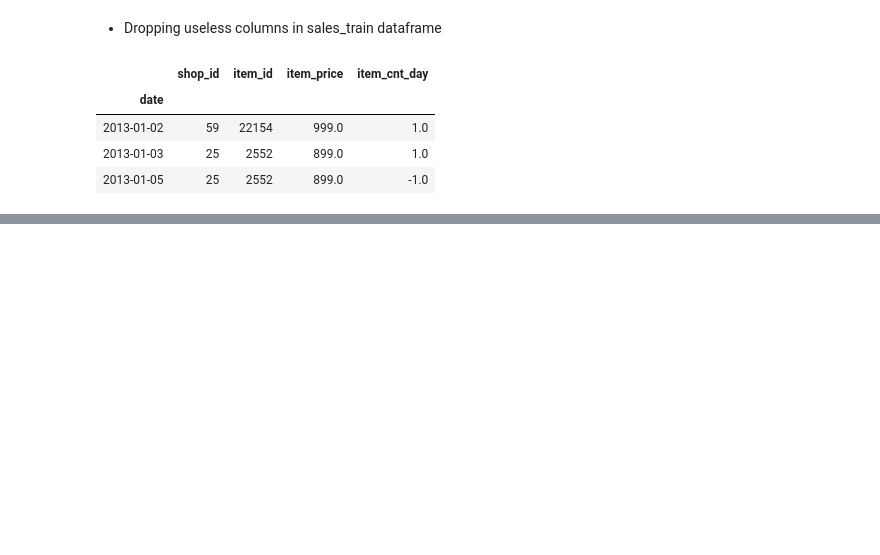
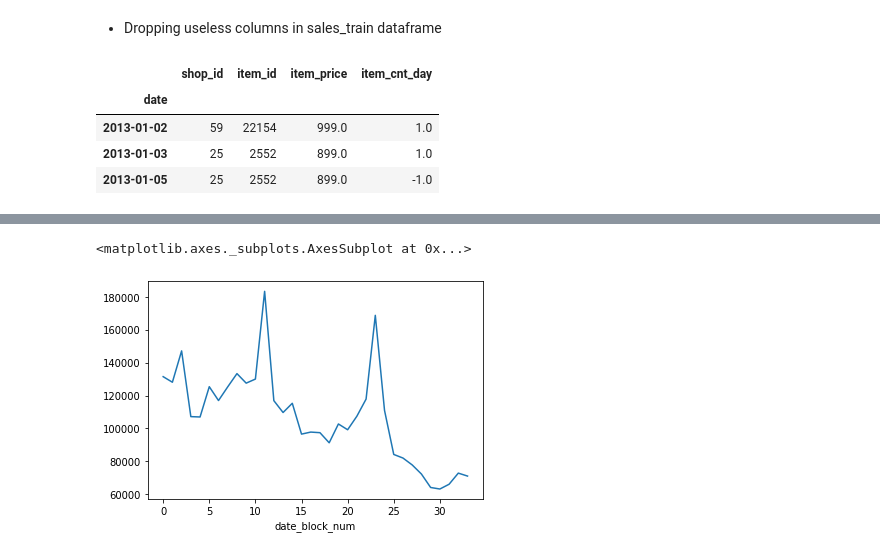
Before and after one commit to BSayon/Predict-Future-Sales-Kaggle-Competition-, a Jupyter notebook: analysis.ipynb, the cells around one changed output, grey strips where cells are left out. Drawn from its saved outputs; the diff is of its cells as text; code cells hidden in the pictures; blank space fills up the shorter version.

```diff
--- a/analysis.ipynb
+++ b/analysis.ipynb
@@ -139,0 +197,6 @@ KeyboardInterrupt:
+# %%
+ts = sales_train.groupby(['date_block_num'])['item_cnt_day'].sum()
+ts.plot()
+# %% [output]
+<matplotlib.axes._subplots.AxesSubplot at 0x...>
+[figure, added]
```
Also changed, not shown: parts of 16 cells of this notebook, 2 other files.
